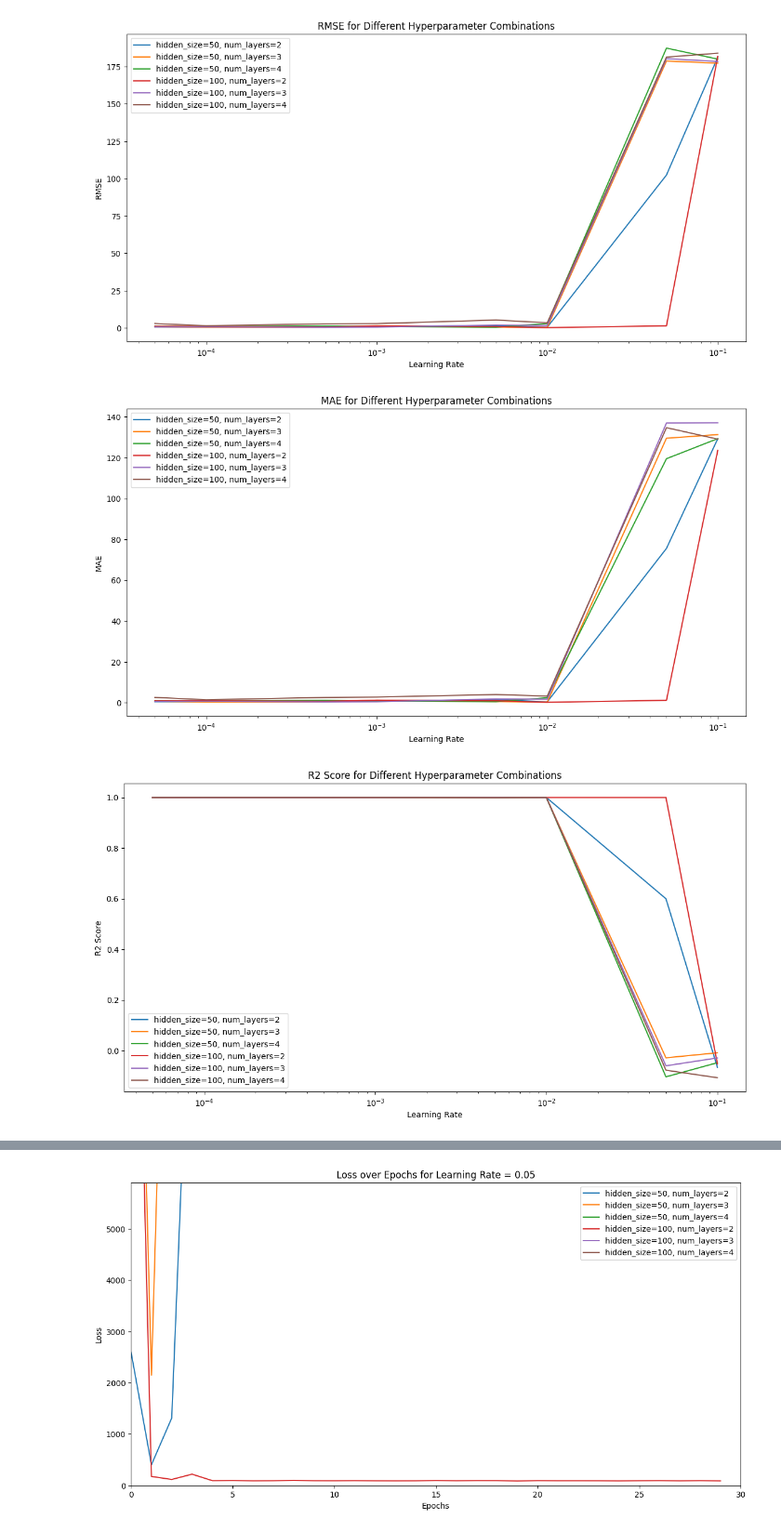
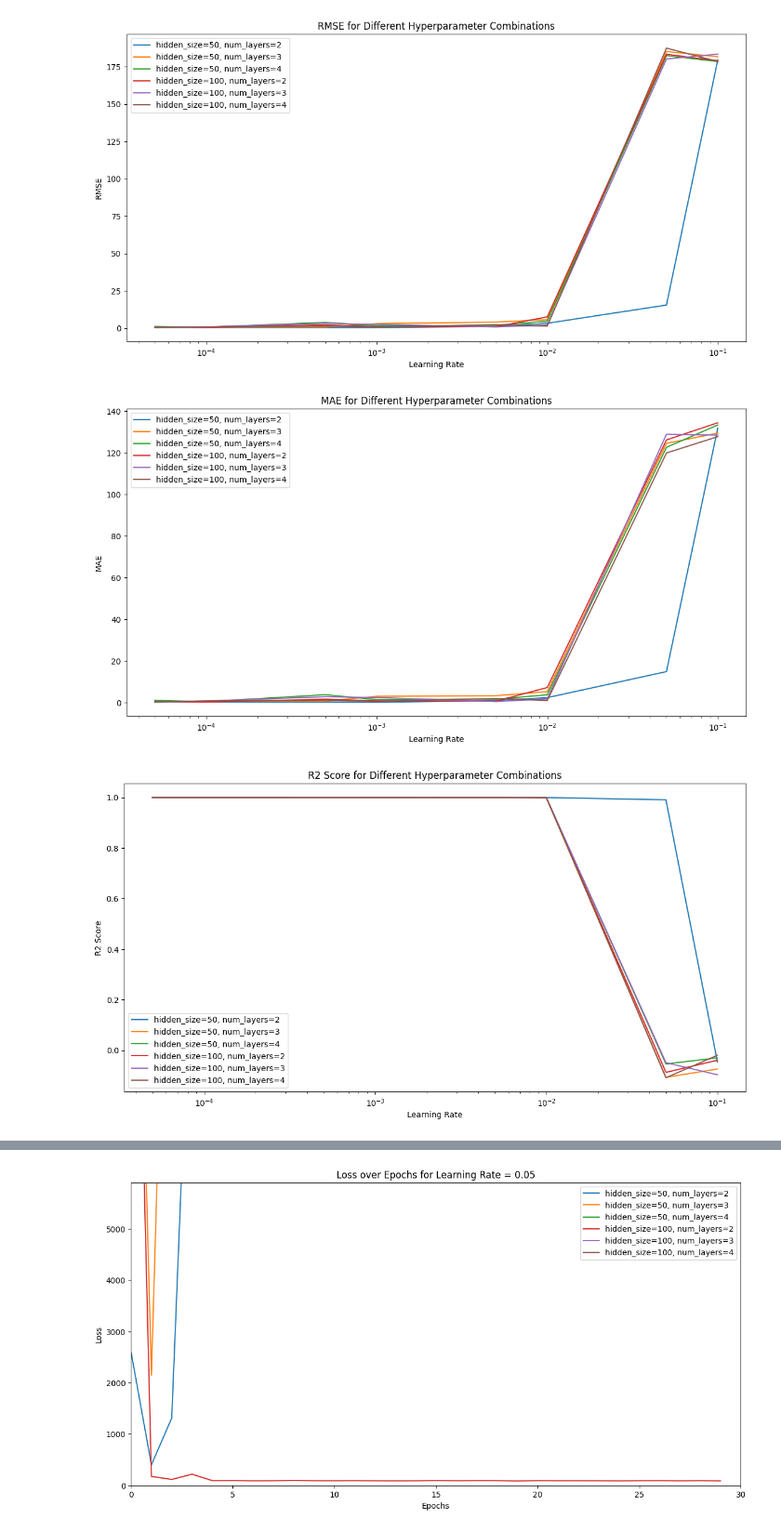
Before and after one commit to sinaebrahimi/Location_Prediction_-ANN-7088CEM-Project-, a Jupyter notebook: 2-Tuning_ANN_Location_Prediction.ipynb, the cells around one changed output, grey strips where cells are left out. Shown: that part at 93% size. Saved outputs shown, nothing was run; the diff lists cells and outputs as text; code cells hidden in the pictures.

```diff
--- a/2-Tuning_ANN_Location_Prediction.ipynb
+++ b/2-Tuning_ANN_Location_Prediction.ipynb
@@ -352,7 +352,7 @@ for i in range(48):
 #@title Step 9a: Visualize Results to evalate different hyperparameters
 import matplotlib.pyplot as plt
 
-save_path = 'experiment_results_Conv1D.csv' # change LSTM with other methods to visualize metrics for those methods (Methods: RNN, GRU, LSTM, Conv1D, MLP)
+save_path = 'experiment_results_MLP.csv' # change LSTM with other methods to visualize metrics for those methods (Methods: RNN, GRU, LSTM, Conv1D, MLP)
 results_df = pd.read_csv(save_path)
 
 # Plot RMSE for different hyperparameters
@@ -361,36 +361,38 @@ for key, grp in results_df.groupby(['hidden_size', 'num_layers']):
     plt.plot(grp['learning_rate'], grp['rmse'], label=f"hidden_size={key[0]}, num_layers={key[1]}")
 plt.xlabel('Learning Rate')
 plt.ylabel('RMSE')
 plt.xscale('log')
 plt.title('RMSE for Different Hyperparameter Combinations')
 plt.legend()
+plt.savefig('graphs/rmse-mlp.svg')
 plt.show()
 
 # Plot MAE for different hyperparameters
 plt.figure(figsize=(14, 7))
 for key, grp in results_df.groupby(['hidden_size', 'num_layers']):
     plt.plot(grp['learning_rate'], grp['mae'], label=f"hidden_size={key[0]}, num_layers={key[1]}")
 plt.xlabel('Learning Rate')
 plt.ylabel('MAE')
 plt.xscale('log')
 plt.title('MAE for Different Hyperparameter Combinations')
 plt.legend()
 plt.show()
 
 # Plot R2 Score for different hyperparameters
 plt.figure(figsize=(14, 7))
 for key, grp in results_df.groupby(['hidden_size', 'num_layers']):
     plt.plot(grp['learning_rate'], grp['r2'], label=f"hidden_size={key[0]}, num_layers={key[1]}")
 plt.xlabel('Learning Rate')
 plt.ylabel('R2 Score')
 plt.xscale('log')
 plt.title('R2 Score for Different Hyperparameter Combinations')
 plt.legend()
+plt.savefig('graphs/r2-mlp.svg')
 plt.show()
 # %% [output]
-[figure, old version]
+[figure, new version]
-[figure, old version]
+[figure, new version]
-[figure, old version]
+[figure, new version]
 # %%
 #@title Step 9b: Plot zoomed graphs for RMSE and R2 Score for MLP and Conv1D
 import matplotlib.pyplot as plt
```
Also changed, not shown: parts of 1 cell of this notebook, 37 other files.
